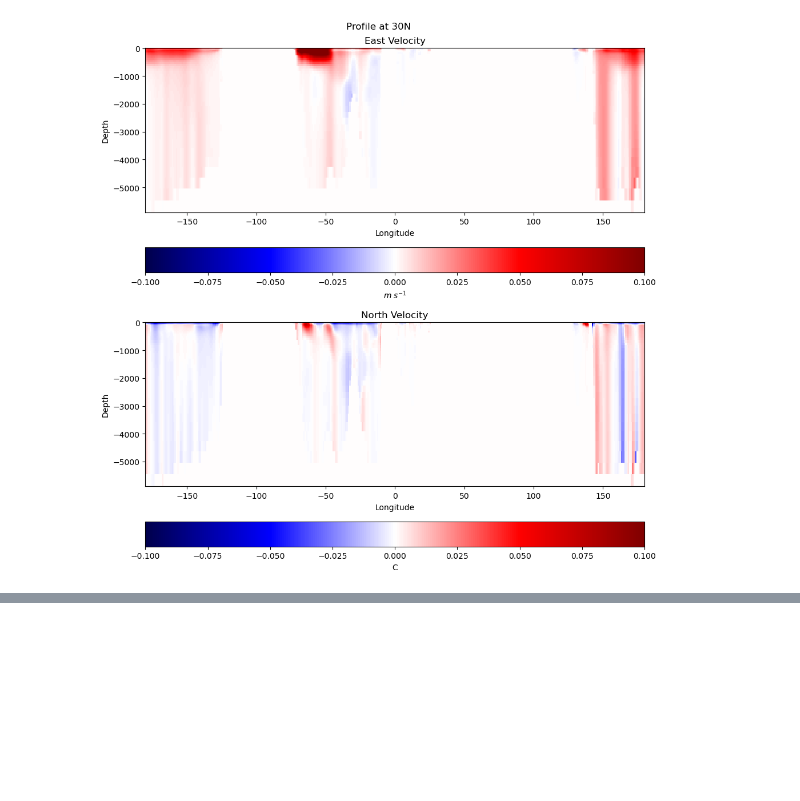
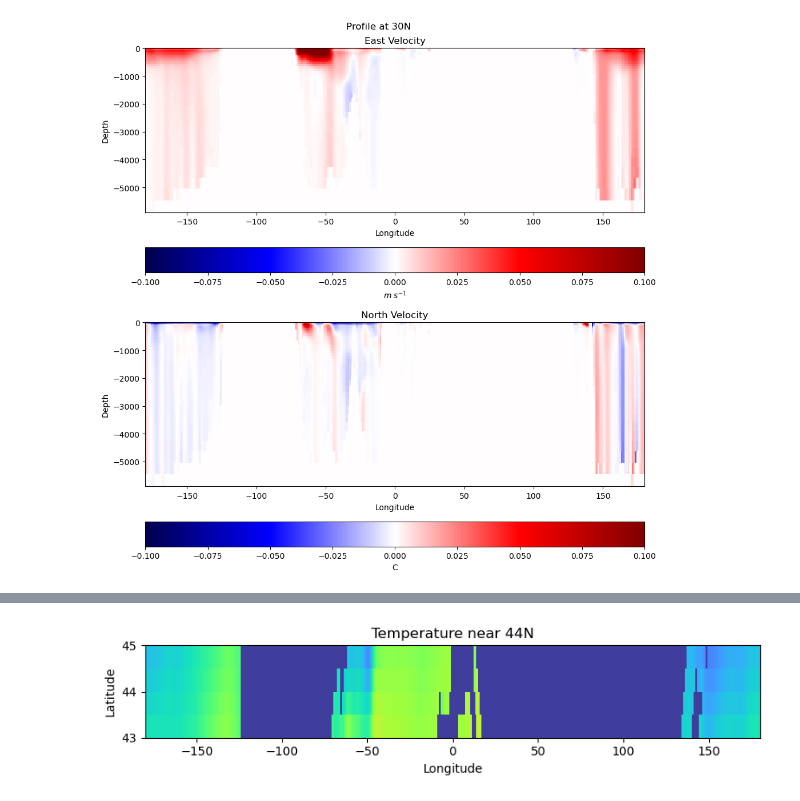
Before and after one commit to tparker1/cs185c_fall2024, a Jupyter notebook: Homework/Homework_2/HW2 US Boundary Currents.ipynb, the cells around one changed output, grey strips where cells are left out. Drawn from its saved outputs; the diff is of its cells as text; code cells hidden in the pictures; blank space fills up the shorter version.

```diff
--- a/Homework/Homework_2/HW2 US Boundary Currents.ipynb
+++ b/Homework/Homework_2/HW2 US Boundary Currents.ipynb
@@ -386,0 +393,13 @@ plt.show()
+# %%
+fig = plt.figure(figsize=(8,2))
+
+C = plt.pcolormesh(lon,lat,THETA[0, 0, :, :], vmin = -2, vmax=32, cmap='turbo')
+plt.title('Temperature near 44N')
+plt.ylabel('Latitude')
+plt.xlabel('Longitude')
+plt.ylim(43, 45)
+
+plt.tight_layout()
+plt.show()
+# %% [output]
+[figure, added]
```
Also changed, not shown: parts of 6 cells of this notebook.
